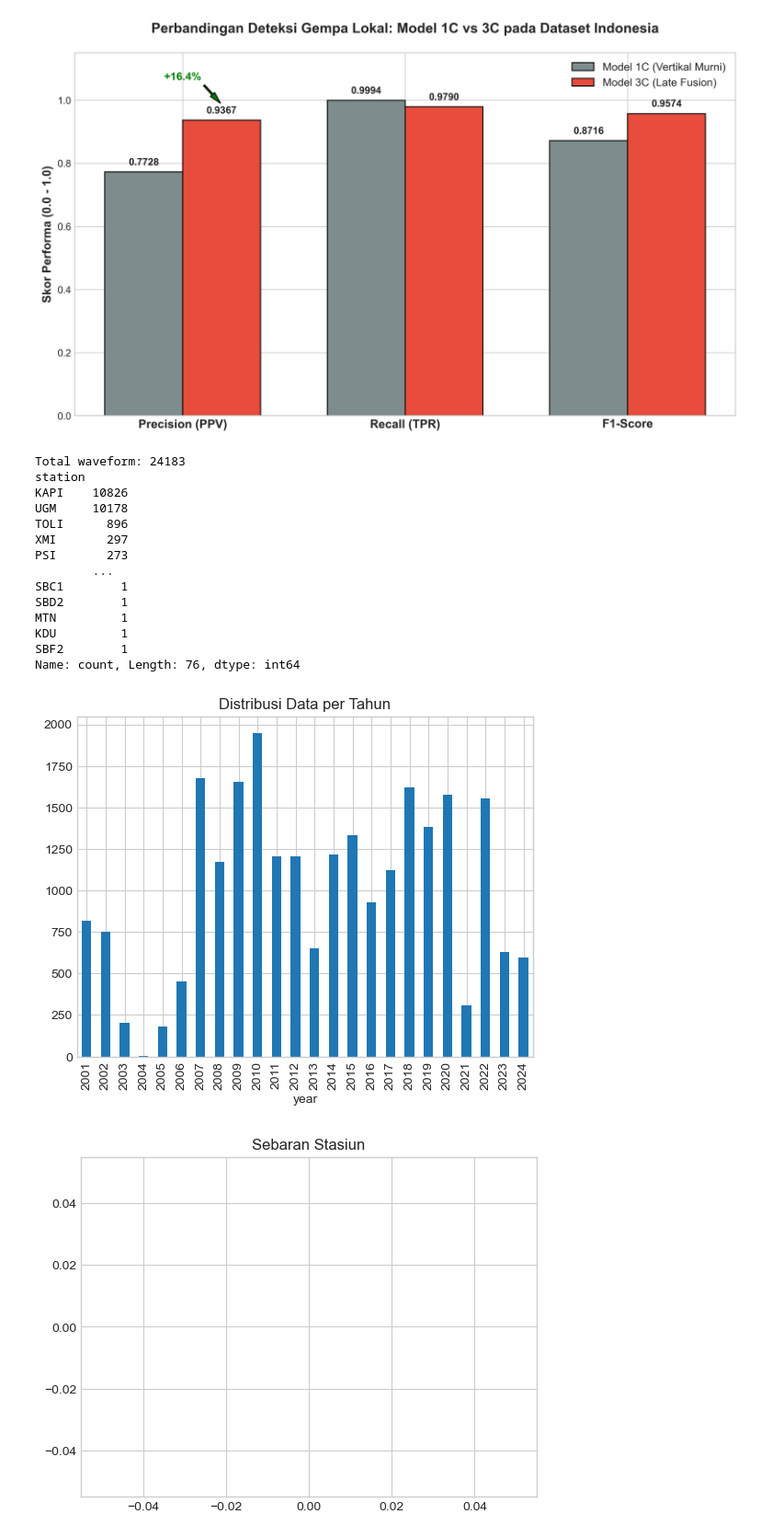
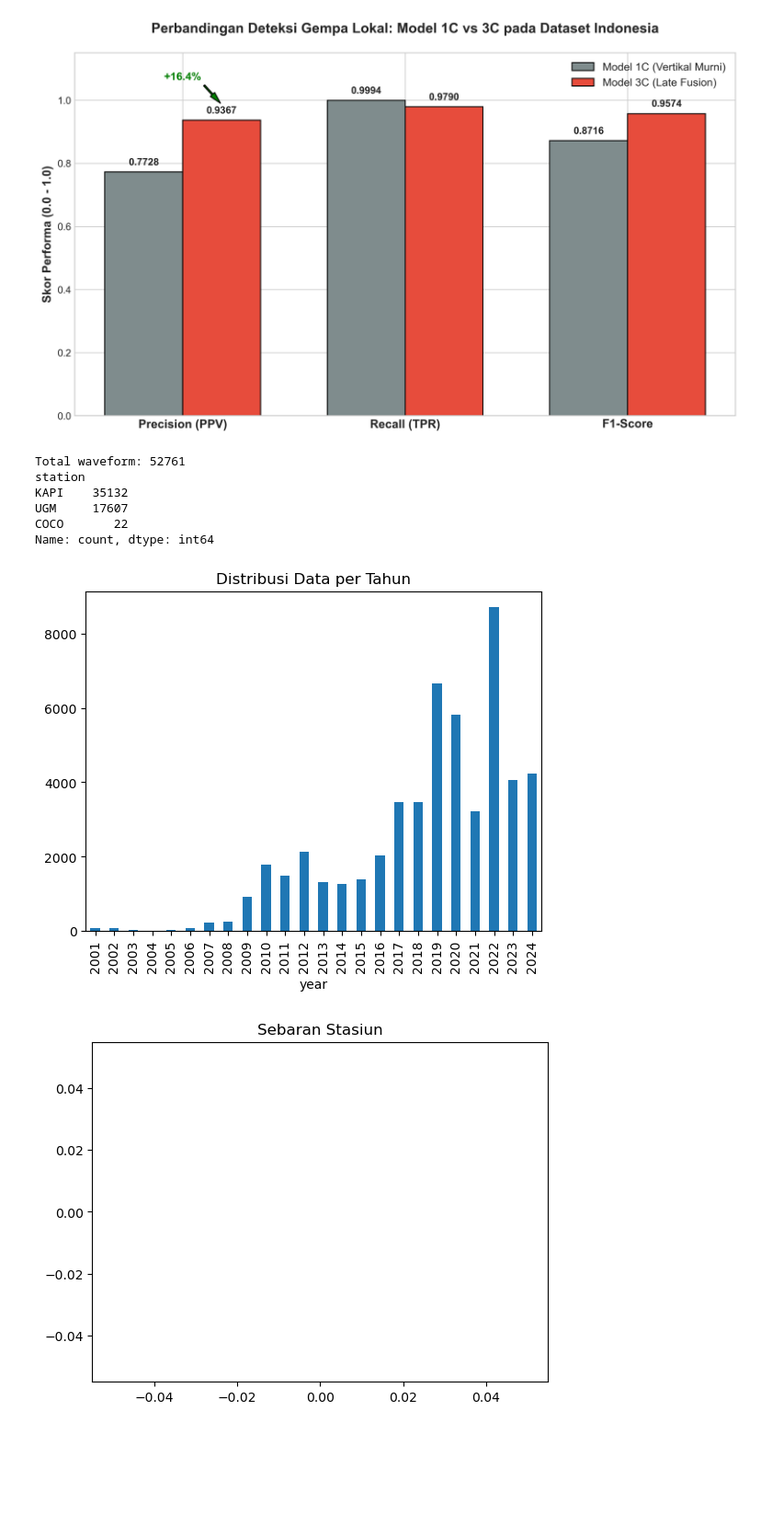
Before and after one commit to verykurniabakti/seismiccode, a Jupyter notebook: mcu_quake/code_gen_trying/indonesia_jaya_benchmarking_data/investigator_visualisator.ipynb, the cells around one changed output. Shown at 92% size. Drawn from its saved outputs; the diff is of its cells as text; code cells hidden in the pictures; blank space fills up the shorter version.

```diff
--- a/mcu_quake/code_gen_trying/indonesia_jaya_benchmarking_data/investigator_visualisator.ipynb
+++ b/mcu_quake/code_gen_trying/indonesia_jaya_benchmarking_data/investigator_visualisator.ipynb
@@ -1590,7 +1590,7 @@ import matplotlib.pyplot as plt
 from obspy import read
 from tqdm import tqdm
 
-DATA_PATH = '/Volumes/Local Disk/Code_Git/S3_code/seismic/mcu_quake/code_gen_trying/indonesia_jaya_benchmarking_data/output/waveform_buffer/waveform_ready'
+DATA_PATH = '/Volumes/Local Disk/Code_Git/S3_code/seismic/mcu_quake/code_gen_trying/indonesia_jaya_benchmarking_data/output/waveform_buffer/waveform_ready_02'
 
 def analyze_seismic_data(data_path):
     metadata = []
@@ -1603,45 +1603,37 @@ def analyze_seismic_data(data_path):
                     st = read(os.path.join(root, file), headonly=True)
                     tr = st[0].stats
                     metadata.append({
                         'year': root.split('/')[-2], # Asumsi struktur folder .../2001/event_id/file.mseed
                         'station': tr.station,
                         'network': tr.network,
                         'lat': tr.sac.stla if hasattr(tr, 'sac') else np.nan,
                         'lon': tr.sac.stlo if hasattr(tr, 'sac') else np.nan,
                         'starttime': tr.starttime.datetime
                     })
                 except: continue
 
     df = pd.DataFrame(metadata)
 
     # 2. Analisis Jumlah
     print(f"Total waveform: {len(df)}")
     print(df['station'].value_counts())
 
     # 3. Visualisasi Distribusi Tahun
     df.groupby('year').size().plot(kind='bar', title="Distribusi Data per Tahun")
     plt.show()
 
     # 4. Sebaran Stasiun (Geospatial)
     plt.scatter(df['lon'], df['lat'], alpha=0.5)
     plt.title("Sebaran Stasiun")
     plt.show()
 
 analyze_seismic_data(DATA_PATH)
 # %% [output]
-Total waveform: 24183
+Total waveform: 52761
 station
-KAPI    10826
-UGM     10178
-TOLI      896
-XMI       297
-PSI       273
-        ...
-SBC1        1
-SBD2        1
-MTN         1
-KDU         1
-SBF2        1
-Name: count, Length: 76, dtype: int64
+KAPI    35132
+UGM     17607
+COCO       22
+Name: count, dtype: int64
-[figure, old version]
+[figure, new version]
-[figure, old version]
+[figure, new version]
```
Also changed, not shown: parts of 12 cells of this notebook, 6 other files.
